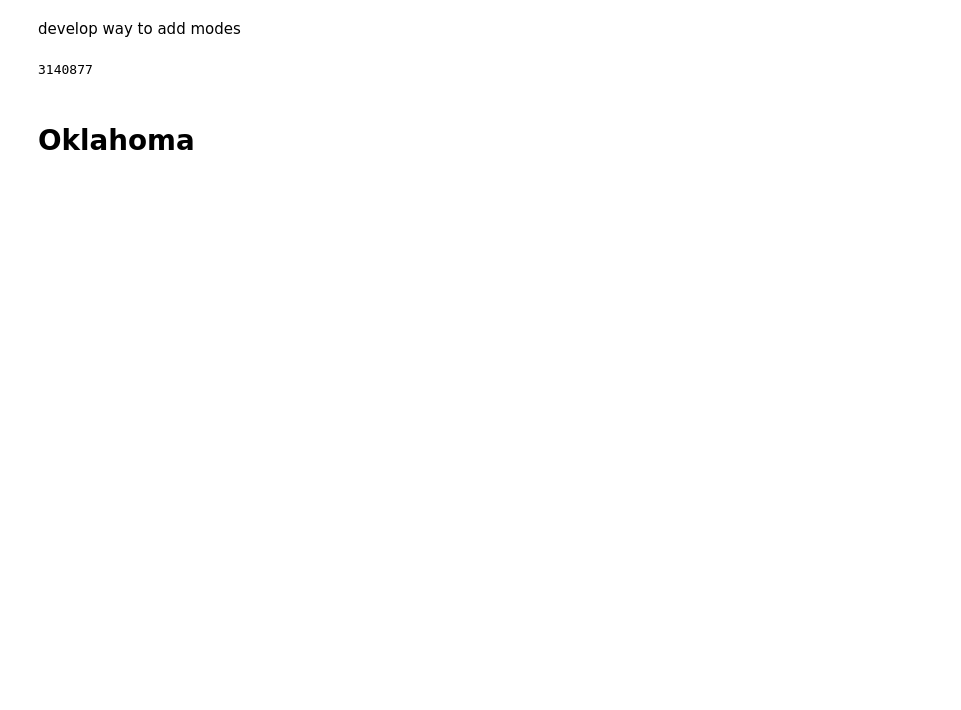
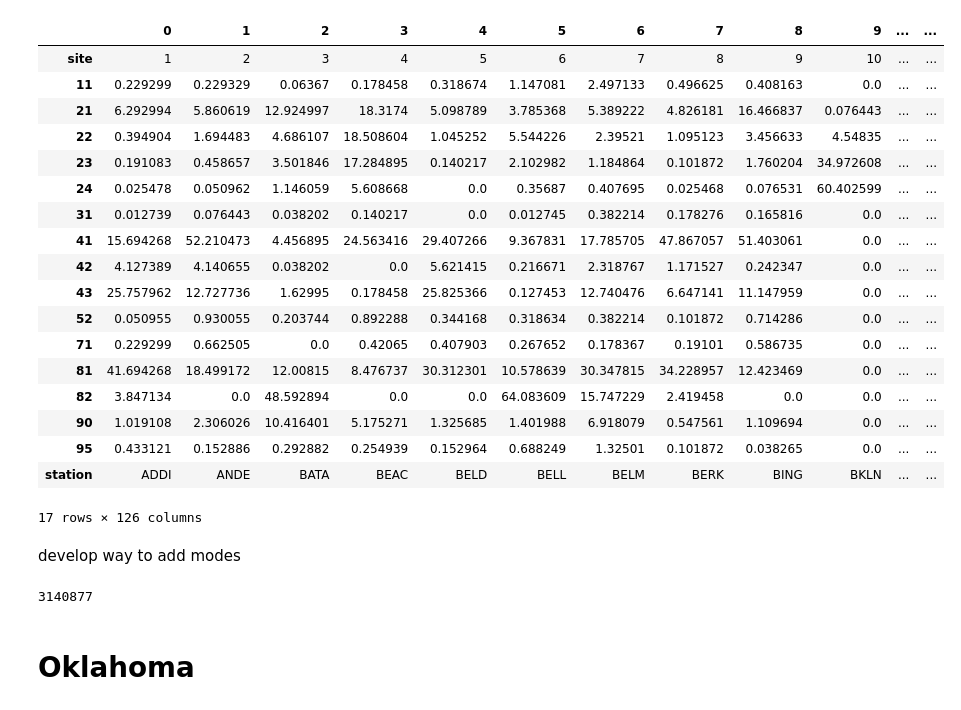
Before and after one commit to shmaronshmevans/nwp_bias, a Jupyter notebook: src/landtype/notebooks/avg_30km.ipynb, the cells around one changed output. Saved outputs shown, nothing was run; the diff lists cells and outputs as text; code cells hidden in the pictures; blank space fills up the shorter version.

```diff
--- a/src/landtype/notebooks/avg_30km.ipynb
+++ b/src/landtype/notebooks/avg_30km.ipynb
@@ -38,3 +59,25 @@ ny_df_lats = ny_df["lat"].to_list()
+# %%
+lulc.T
+# %% [output]
+|  | 0 | 1 | 2 | 3 | 4 | 5 | 6 | 7 | 8 | 9 | ... | ... |
+| site | 1 | 2 | 3 | 4 | 5 | 6 | 7 | 8 | 9 | 10 | ... | ... |
+| 11 | 0.229299 | 0.229329 | 0.06367 | 0.178458 | 0.318674 | 1.147081 | 2.497133 | 0.496625 | 0.408163 | 0.0 | ... | ... |
+| 21 | 6.292994 | 5.860619 | 12.924997 | 18.3174 | 5.098789 | 3.785368 | 5.389222 | 4.826181 | 16.466837 | 0.076443 | ... | ... |
+| 22 | 0.394904 | 1.694483 | 4.686107 | 18.508604 | 1.045252 | 5.544226 | 2.39521 | 1.095123 | 3.456633 | 4.54835 | ... | ... |
+| 23 | 0.191083 | 0.458657 | 3.501846 | 17.284895 | 0.140217 | 2.102982 | 1.184864 | 0.101872 | 1.760204 | 34.972608 | ... | ... |
+| 24 | 0.025478 | 0.050962 | 1.146059 | 5.608668 | 0.0 | 0.35687 | 0.407695 | 0.025468 | 0.076531 | 60.402599 | ... | ... |
+| 31 | 0.012739 | 0.076443 | 0.038202 | 0.140217 | 0.0 | 0.012745 | 0.382214 | 0.178276 | 0.165816 | 0.0 | ... | ... |
+| 41 | 15.694268 | 52.210473 | 4.456895 | 24.563416 | 29.407266 | 9.367831 | 17.785705 | 47.867057 | 51.403061 | 0.0 | ... | ... |
+| 42 | 4.127389 | 4.140655 | 0.038202 | 0.0 | 5.621415 | 0.216671 | 2.318767 | 1.171527 | 0.242347 | 0.0 | ... | ... |
+| 43 | 25.757962 | 12.727736 | 1.62995 | 0.178458 | 25.825366 | 0.127453 | 12.740476 | 6.647141 | 11.147959 | 0.0 | ... | ... |
+| 52 | 0.050955 | 0.930055 | 0.203744 | 0.892288 | 0.344168 | 0.318634 | 0.382214 | 0.101872 | 0.714286 | 0.0 | ... | ... |
+| 71 | 0.229299 | 0.662505 | 0.0 | 0.42065 | 0.407903 | 0.267652 | 0.178367 | 0.19101 | 0.586735 | 0.0 | ... | ... |
+| 81 | 41.694268 | 18.499172 | 12.00815 | 8.476737 | 30.312301 | 10.578639 | 30.347815 | 34.228957 | 12.423469 | 0.0 | ... | ... |
+| 82 | 3.847134 | 0.0 | 48.592894 | 0.0 | 0.0 | 64.083609 | 15.747229 | 2.419458 | 0.0 | 0.0 | ... | ... |
+| 90 | 1.019108 | 2.306026 | 10.416401 | 5.175271 | 1.325685 | 1.401988 | 6.918079 | 0.547561 | 1.109694 | 0.0 | ... | ... |
+| 95 | 0.433121 | 0.152886 | 0.292882 | 0.254939 | 0.152964 | 0.688249 | 1.32501 | 0.101872 | 0.038265 | 0.0 | ... | ... |
+| station | ADDI | ANDE | BATA | BEAC | BELD | BELL | BELM | BERK | BING | BKLN | ... | ... |
+17 rows × 126 columns
 # %% [markdown]
 develop way to add modes
 # %%
```
Also changed, not shown: parts of 51 cells of this notebook, 21 other files.
